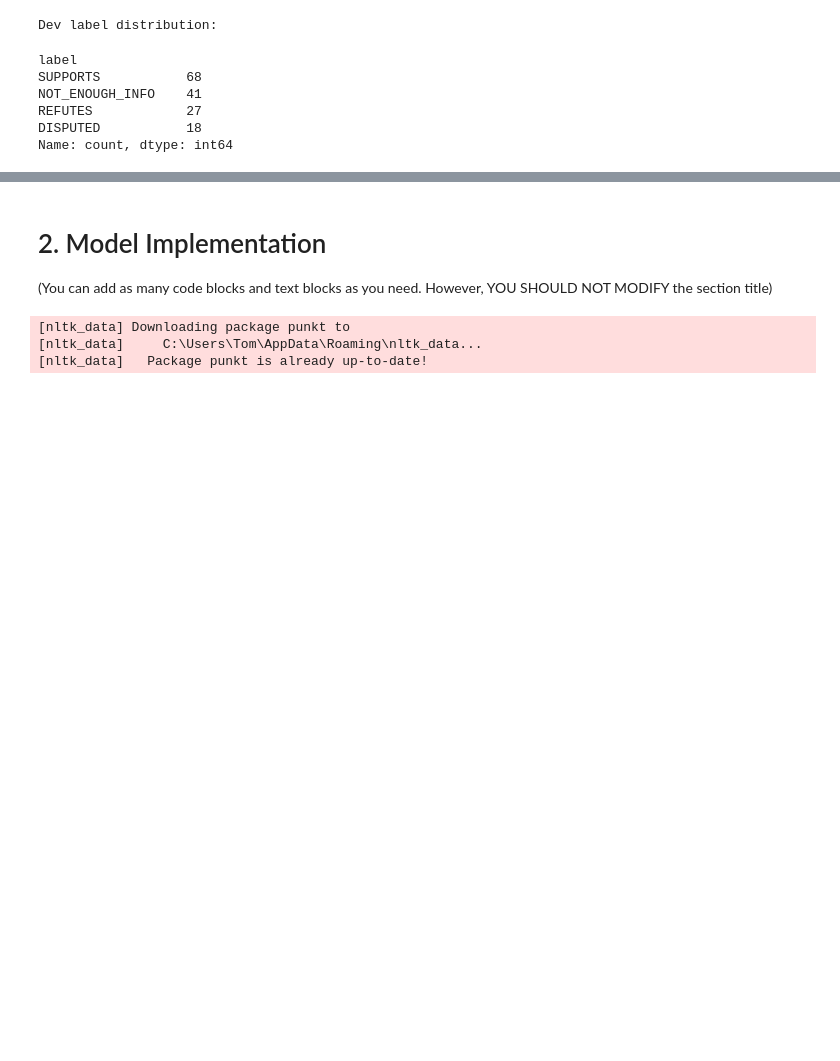
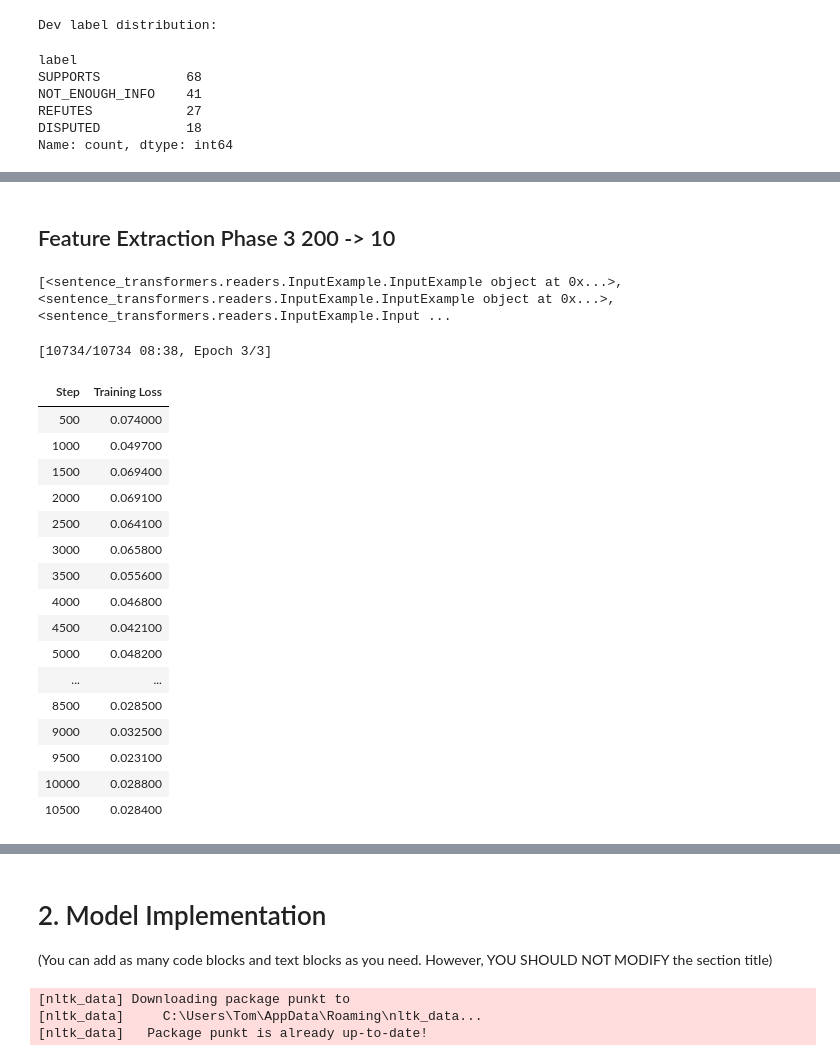
Before and after one commit to WeihaoLi-Tom/NLP_PRJ, a Jupyter notebook: 58_COMP90042_Project_2025.ipynb, the cells around one changed output, grey strips where cells are left out. Drawn from its saved outputs; the diff is of its cells as text; code cells hidden in the pictures; blank space fills up the shorter version.

```diff
--- a/58_COMP90042_Project_2025.ipynb
+++ b/58_COMP90042_Project_2025.ipynb
@@ -292,0 +287,9 @@ Recall(BM25∪HNSW) on dev: 0.913
+# %%
+# Retrieve top evidence IDs for each claim using union of BM25 and dense
+claim_topk = {}
+for _, row in tqdm(df_dev.iterrows(), total=len(df_dev), desc="BM25∪HNSW retrieval"):
+    # Merge BM25 and dense retrieval results (remove duplicates while preserving order)
+    merged = list(dict.fromkeys(
+        bm25_topk[row.claim_id] + dense_retrieve(row.claim_text)))
+    # Store merged results for the current claim
+    claim_topk[row.claim_id] = merged
@@ -576,0 +432,48 @@ final Recall: 0.7158
+# %% [markdown]
+## Feature Extraction Phase 3 200 -> 10
+# %%
+
+
+training_sample = []
+for key, evid_ids in improved_cands.items():
+    filtered_df = df_dev[df_dev['claim_id'] == key]
+    for evid_id in evid_ids:
+        relevant = 0
+        if str(evid_id) in filtered_df['evid_ids'].values[0]:
+            relevant = 1
+        training_sample.append(InputExample(texts=[filtered_df["claim_text"].values[0], evid_dict[evid_id]], label=float(relevant)))
+# %%
+print(training_sample[:10])
+# %% [output]
+[<sentence_transformers.readers.InputExample.InputExample object at 0x...>, <sentence_transformers.readers.InputExample.InputExample object at 0x...>, <sentence_transformers.readers.InputExample.Input ...
+# %%
+model_name = "cross-encoder/ms-marco-MiniLM-L6-v2"
+model = CrossEncoder(model_name, num_labels=1)
+# %%
+
+dataloader = DataLoader(training_sample, shuffle=True, batch_size=8)
+# %%
+model.fit(
+    train_dataloader=dataloader,
+    epochs=5,
+    warmup_steps=10,
+)
+# %% [output]
+[10734/10734 08:38, Epoch 3/3]
+| Step | Training Loss |
+| 500 | 0.074000 |
+| 1000 | 0.049700 |
+| 1500 | 0.069400 |
+| 2000 | 0.069100 |
+| 2500 | 0.064100 |
+| 3000 | 0.065800 |
+| 3500 | 0.055600 |
+| 4000 | 0.046800 |
+| 4500 | 0.042100 |
+| 5000 | 0.048200 |
+| ... | ... |
+| 8500 | 0.028500 |
+| 9000 | 0.032500 |
+| 9500 | 0.023100 |
+| 10000 | 0.028800 |
+| 10500 | 0.028400 |
```
Also changed, not shown: parts of 31 cells of this notebook, 3 other files.
